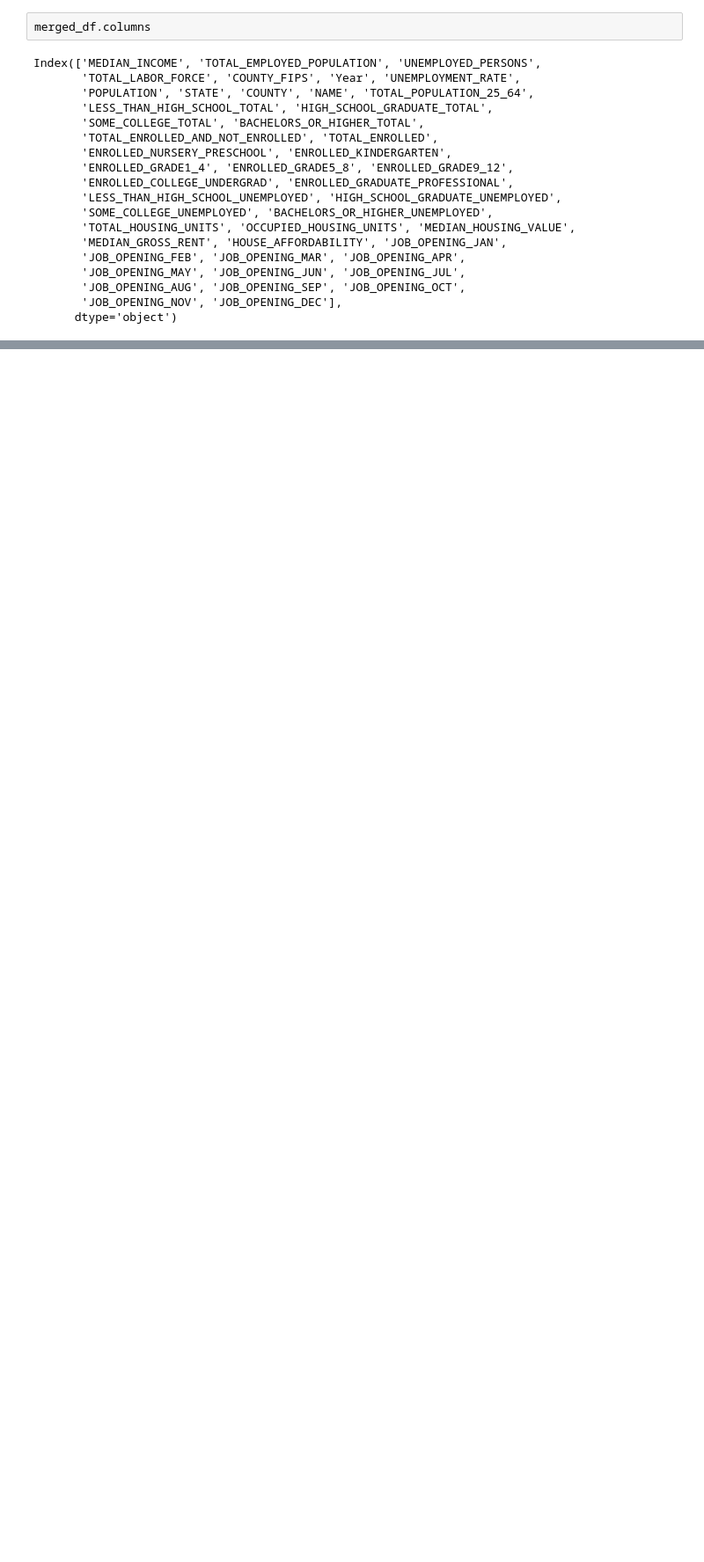
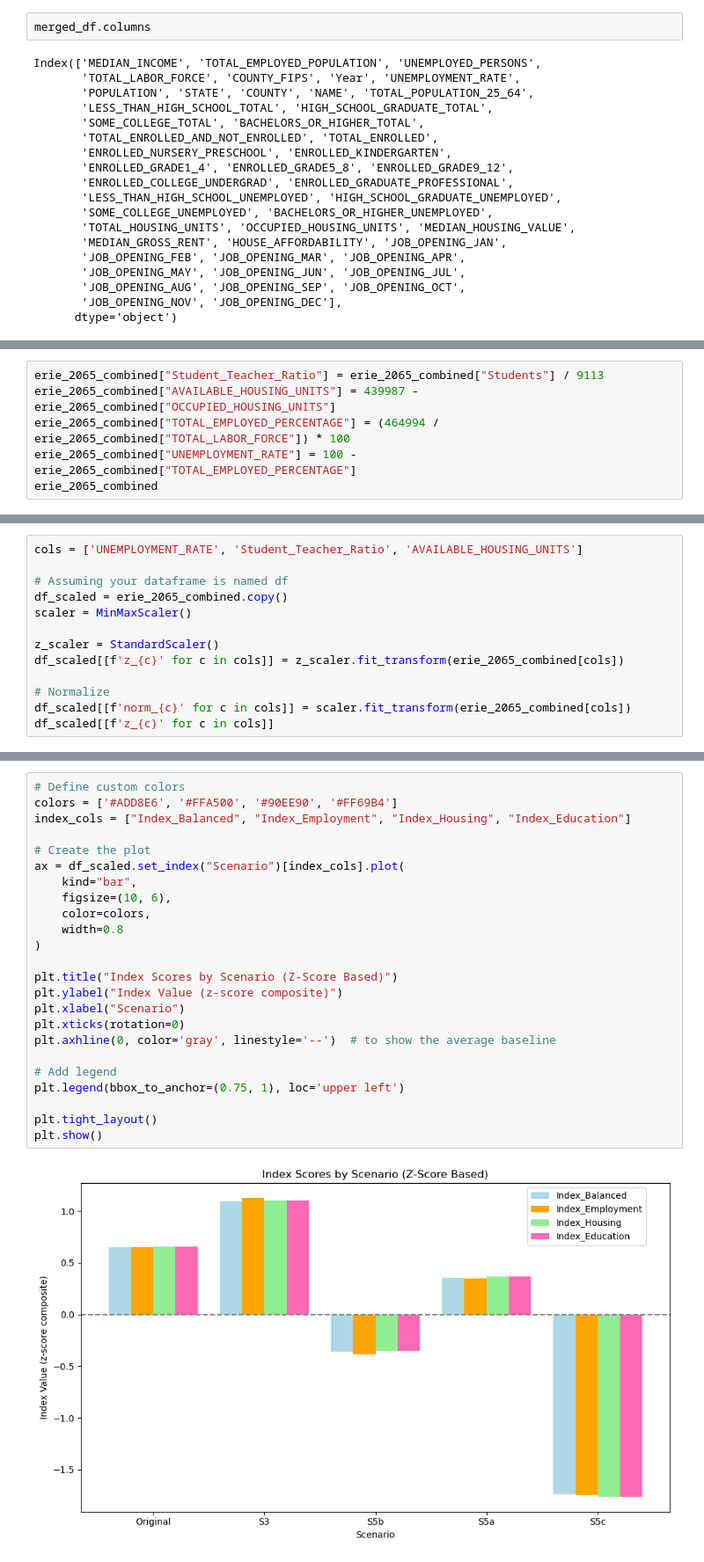
Before and after one commit to amariwyking/climate-migration-dashboard, a Jupyter notebook: preprocessing/analysis/project.ipynb, the cells around one changed output, grey strips where cells are left out. Shown at 88% size. Drawn from its saved outputs; the diff is of its cells as text; blank space fills up the shorter version.

```diff
--- a/preprocessing/analysis/project.ipynb
+++ b/preprocessing/analysis/project.ipynb
@@ -90,0 +235,6 @@ else:
+# %%
+erie_2065_combined["Student_Teacher_Ratio"] = erie_2065_combined["Students"] / 9113
+erie_2065_combined["AVAILABLE_HOUSING_UNITS"] = 439987 - erie_2065_combined["OCCUPIED_HOUSING_UNITS"]
+erie_2065_combined["TOTAL_EMPLOYED_PERCENTAGE"] = (464994 / erie_2065_combined["TOTAL_LABOR_FORCE"]) * 100
+erie_2065_combined["UNEMPLOYMENT_RATE"] = 100 - erie_2065_combined["TOTAL_EMPLOYED_PERCENTAGE"]
+erie_2065_combined
@@ -90,0 +248,13 @@ else:
+# %%
+cols = ['UNEMPLOYMENT_RATE', 'Student_Teacher_Ratio', 'AVAILABLE_HOUSING_UNITS']
+
+# Assuming your dataframe is named df
+df_scaled = erie_2065_combined.copy()
+scaler = MinMaxScaler()
+
+z_scaler = StandardScaler()
+df_scaled[[f'z_{c}' for c in cols]] = z_scaler.fit_transform(erie_2065_combined[cols])
+
+# Normalize
+df_scaled[[f'norm_{c}' for c in cols]] = scaler.fit_transform(erie_2065_combined[cols])
+df_scaled[[f'z_{c}' for c in cols]]
@@ -90,0 +298,26 @@ else:
+# %%
+# Define custom colors
+colors = ['#ADD8E6', '#FFA500', '#90EE90', '#FF69B4']
+index_cols = ["Index_Balanced", "Index_Employment", "Index_Housing", "Index_Education"]
+
+# Create the plot
+ax = df_scaled.set_index("Scenario")[index_cols].plot(
+    kind="bar",
+    figsize=(10, 6),
+    color=colors,
+    width=0.8
+)
+
+plt.title("Index Scores by Scenario (Z-Score Based)")
+plt.ylabel("Index Value (z-score composite)")
+plt.xlabel("Scenario")
+plt.xticks(rotation=0)
+plt.axhline(0, color='gray', linestyle='--')  # to show the average baseline
+
+# Add legend
+plt.legend(bbox_to_anchor=(0.75, 1), loc='upper left')
+
+plt.tight_layout()
+plt.show()
+# %% [output]
+[figure, added]
```
Also changed, not shown: parts of 20 cells of this notebook, 3 other files.
